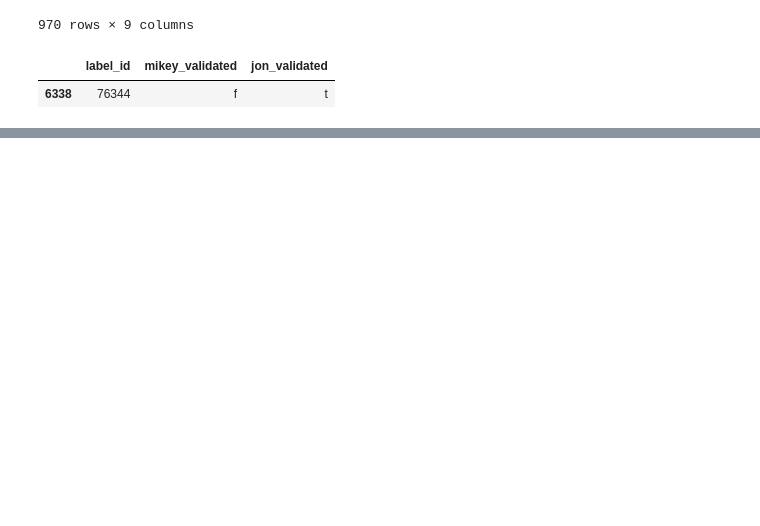
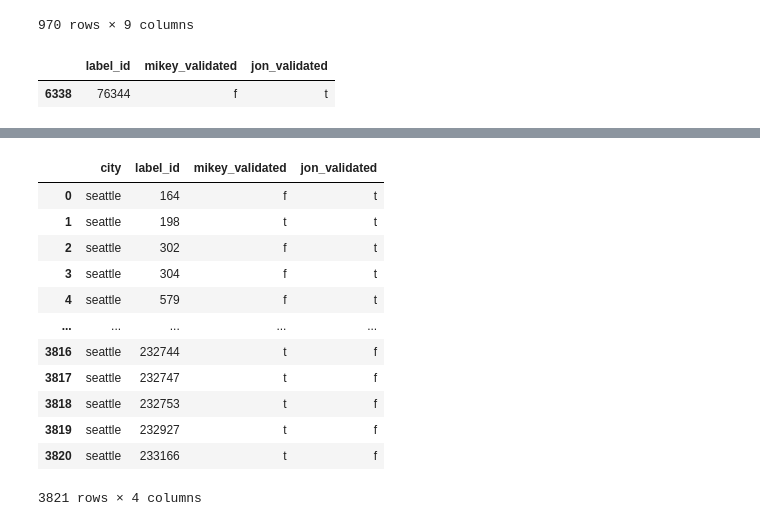
Before and after one commit to crescendochu/ML-project-sidewalk, a Jupyter notebook: seattle/data-processing.ipynb, the cells around one changed output, grey strips where cells are left out. Drawn from its saved outputs; the diff is of its cells as text; code cells hidden in the pictures; blank space fills up the shorter version.

```diff
--- a/seattle/data-processing.ipynb
+++ b/seattle/data-processing.ipynb
@@ -342,0 +352,16 @@ jon_all
+# %%
+seattle_incorrect
+# %% [output]
+|  | city | label_id | mikey_validated | jon_validated |
+| 0 | seattle | 164 | f | t |
+| 1 | seattle | 198 | t | t |
+| 2 | seattle | 302 | f | t |
+| 3 | seattle | 304 | f | t |
+| 4 | seattle | 579 | f | t |
+| ... | ... | ... | ... | ... |
+| 3816 | seattle | 232744 | t | f |
+| 3817 | seattle | 232747 | t | f |
+| 3818 | seattle | 232753 | t | f |
+| 3819 | seattle | 232927 | t | f |
+| 3820 | seattle | 233166 | t | f |
+3821 rows × 4 columns
```
Also changed, not shown: parts of 15 cells of this notebook, 3 other files.
